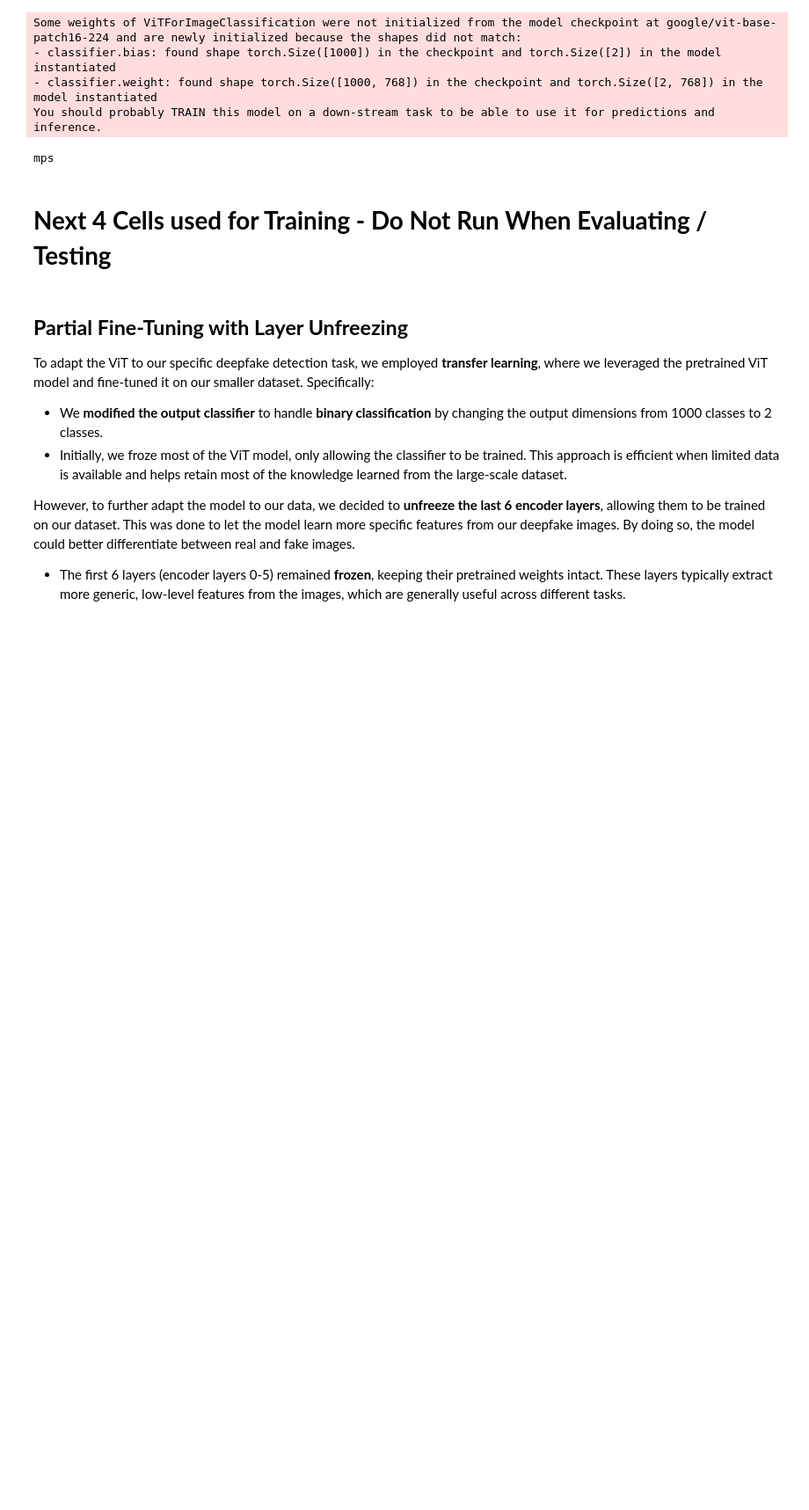
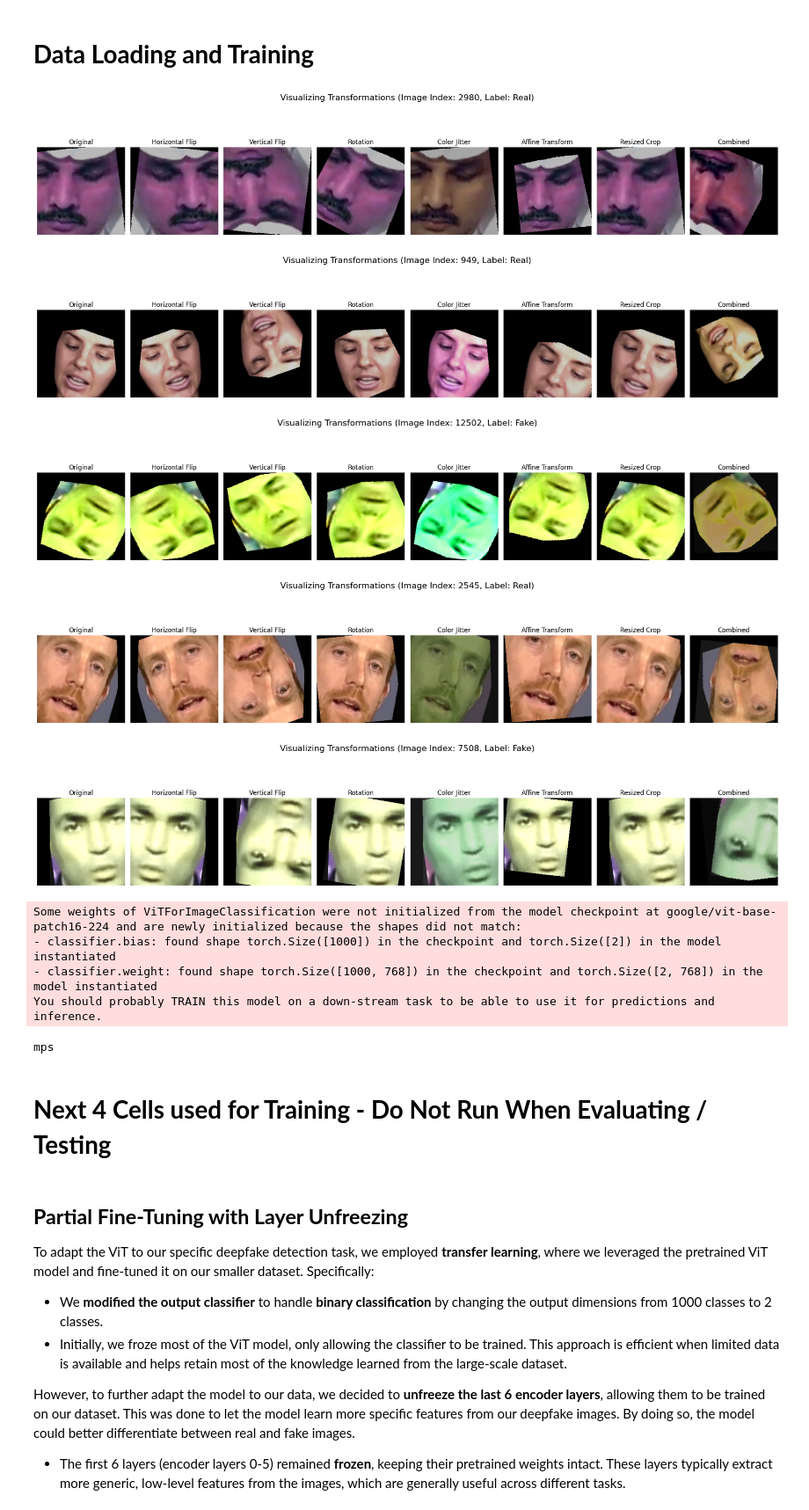
Before and after one commit to Pmalik24/DeepfakeDetectionSystem, a Jupyter notebook: Partial_Tuning_vit_sample_training_and_tetsing.ipynb, the cells around one changed output. Shown at 88% size. Saved outputs shown, nothing was run; the diff lists cells and outputs as text; code cells hidden in the pictures; blank space fills up the shorter version.

```diff
--- a/Partial_Tuning_vit_sample_training_and_tetsing.ipynb
+++ b/Partial_Tuning_vit_sample_training_and_tetsing.ipynb
@@ -87,6 +84,8 @@ val_test_transform = transforms.Compose([
     transforms.ToTensor(),
     transforms.Normalize([0.485, 0.456, 0.406], [0.229, 0.224, 0.225])
 ])
+# %% [markdown]
+# **Data Loading and Training**
 # %%
 from sklearn.model_selection import train_test_split
 
@@ -116,3 +210,12 @@ test_loader = DataLoader(test_dataset, batch_size=32, shuffle=False)
+# %%
+# Call the function to visualize transformations on 5 random images from the training dataset
+visualize_transformations(full_dataset, num_images=5)
+# %% [output]
+[figure, added]
+[figure, added]
+[figure, added]
+[figure, added]
+[figure, added]
 # %%
 from transformers import AutoModelForImageClassification, AutoImageProcessor
 
```
Also changed, not shown: parts of 18 cells of this notebook.
